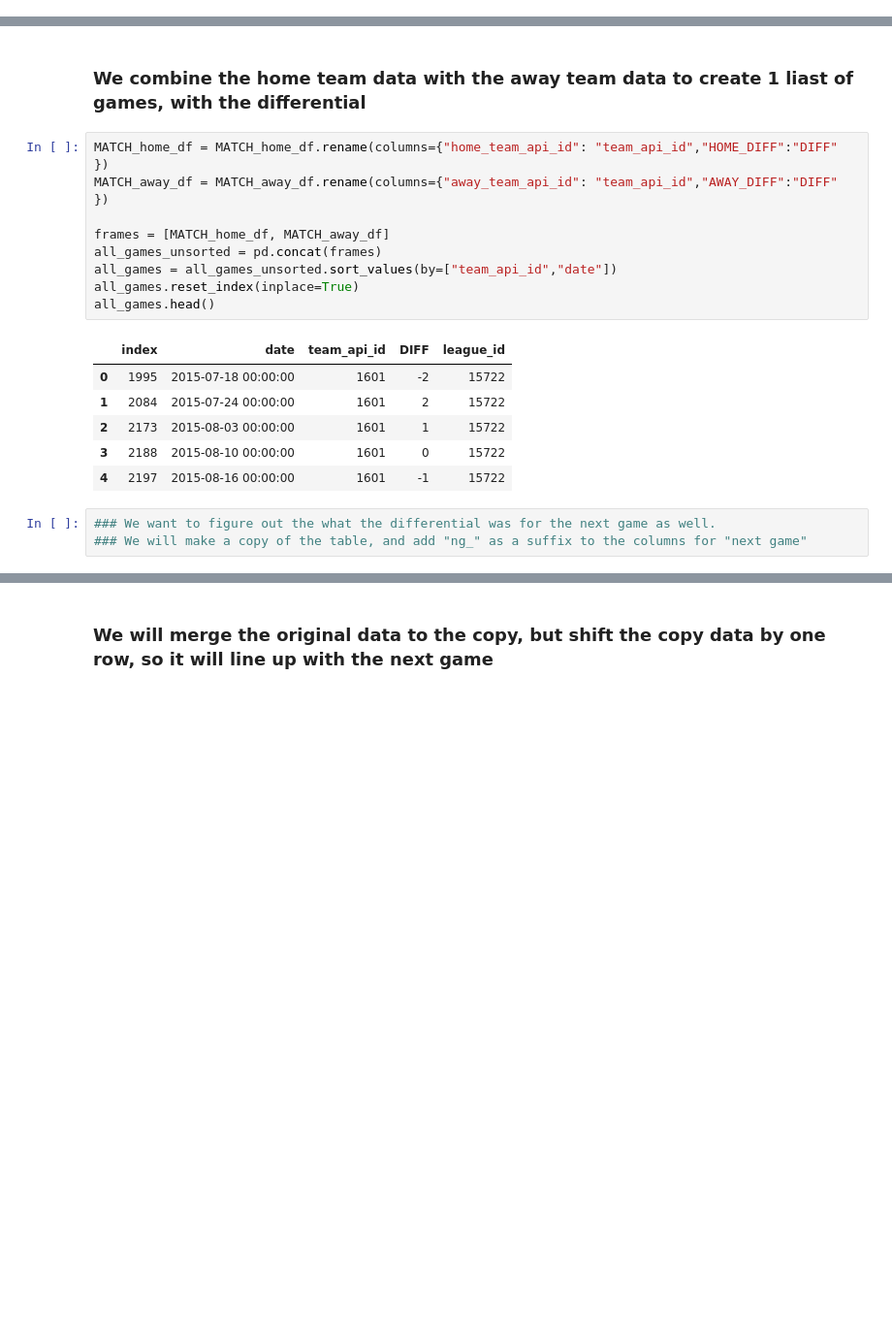
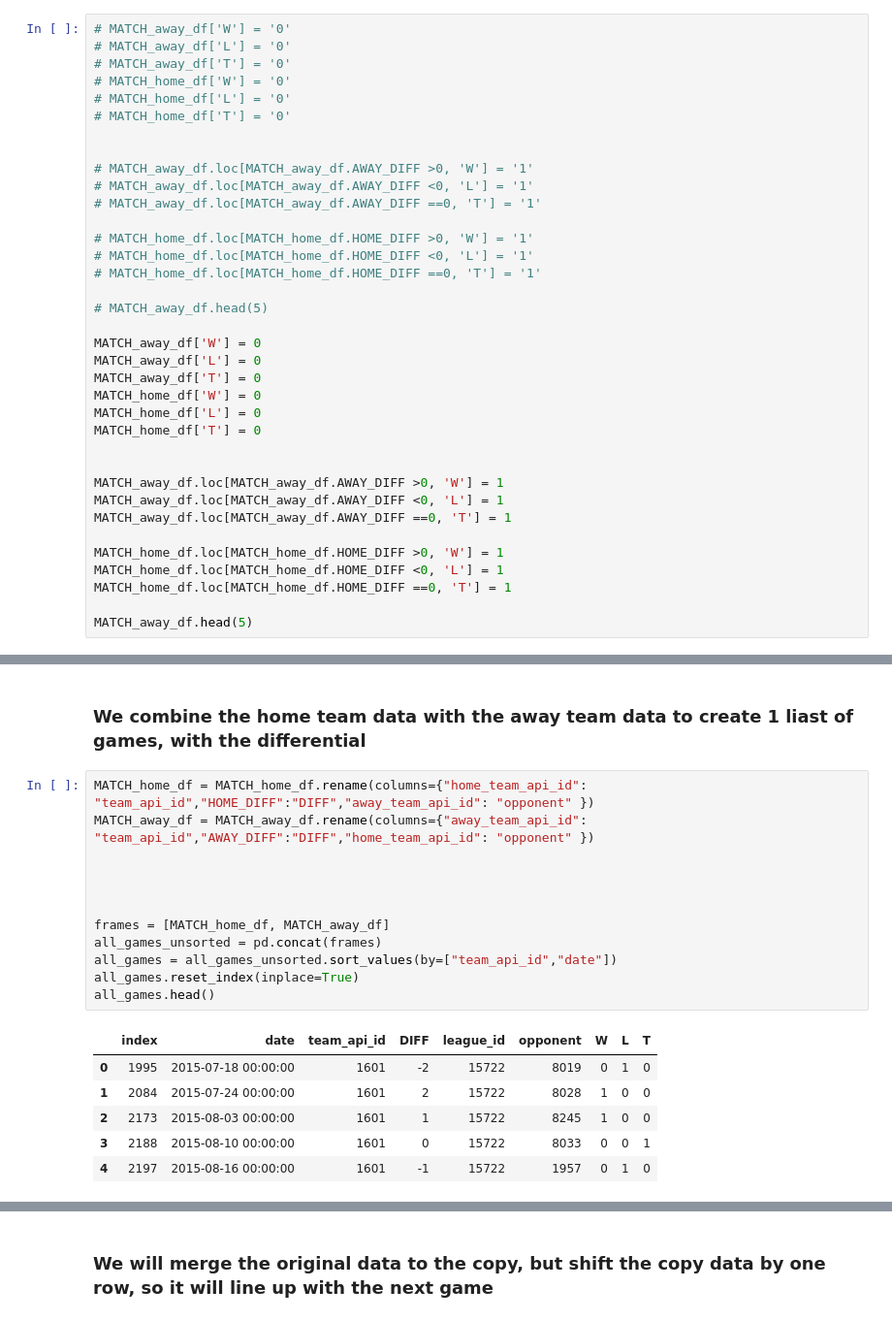
Before and after one commit to ShaleshK/project-one, a Jupyter notebook: fifa.ipynb, the cells around one changed output, grey strips where cells are left out. Shown at 97% size. Drawn from its saved outputs; the diff is of its cells as text; blank space fills up the shorter version.

```diff
--- a/fifa.ipynb
+++ b/fifa.ipynb
@@ -27,0 +49,36 @@ MATCH_away_df=MATCH_df.loc[:,["date","away_team_api_id", "AWAY_DIFF","league_id"
+# %%
+# MATCH_away_df['W'] = '0'
+# MATCH_away_df['L'] = '0'
+# MATCH_away_df['T'] = '0'
+# MATCH_home_df['W'] = '0'
+# MATCH_home_df['L'] = '0'
+# MATCH_home_df['T'] = '0'
+
+
+# MATCH_away_df.loc[MATCH_away_df.AWAY_DIFF >0, 'W'] = '1'
+# MATCH_away_df.loc[MATCH_away_df.AWAY_DIFF <0, 'L'] = '1'
+# MATCH_away_df.loc[MATCH_away_df.AWAY_DIFF ==0, 'T'] = '1'
+
+# MATCH_home_df.loc[MATCH_home_df.HOME_DIFF >0, 'W'] = '1'
+# MATCH_home_df.loc[MATCH_home_df.HOME_DIFF <0, 'L'] = '1'
+# MATCH_home_df.loc[MATCH_home_df.HOME_DIFF ==0, 'T'] = '1'
+
+# MATCH_away_df.head(5)
+
+MATCH_away_df['W'] = 0
+MATCH_away_df['L'] = 0
+MATCH_away_df['T'] = 0
+MATCH_home_df['W'] = 0
+MATCH_home_df['L'] = 0
+MATCH_home_df['T'] = 0
+
+
+MATCH_away_df.loc[MATCH_away_df.AWAY_DIFF >0, 'W'] = 1
+MATCH_away_df.loc[MATCH_away_df.AWAY_DIFF <0, 'L'] = 1
+MATCH_away_df.loc[MATCH_away_df.AWAY_DIFF ==0, 'T'] = 1
+
+MATCH_home_df.loc[MATCH_home_df.HOME_DIFF >0, 'W'] = 1
+MATCH_home_df.loc[MATCH_home_df.HOME_DIFF <0, 'L'] = 1
+MATCH_home_df.loc[MATCH_home_df.HOME_DIFF ==0, 'T'] = 1
+
+MATCH_away_df.head(5)
@@ -28,21 +92,21 @@ MATCH_away_df=MATCH_df.loc[:,["date","away_team_api_id", "AWAY_DIFF","league_id"
 # %% [markdown]
 ### We combine the home team data with the away team data to create 1 liast of games, with the differential
 # %%
-MATCH_home_df = MATCH_home_df.rename(columns={"home_team_api_id": "team_api_id","HOME_DIFF":"DIFF" })
-MATCH_away_df = MATCH_away_df.rename(columns={"away_team_api_id": "team_api_id","AWAY_DIFF":"DIFF" })
+MATCH_home_df = MATCH_home_df.rename(columns={"home_team_api_id": "team_api_id","HOME_DIFF":"DIFF","away_team_api_id": "opponent" })
+MATCH_away_df = MATCH_away_df.rename(columns={"away_team_api_id": "team_api_id","AWAY_DIFF":"DIFF","home_team_api_id": "opponent" })
+
+
+
 
 frames = [MATCH_home_df, MATCH_away_df]
 all_games_unsorted = pd.concat(frames)
 all_games = all_games_unsorted.sort_values(by=["team_api_id","date"])
 all_games.reset_index(inplace=True)
 all_games.head()
 # %% [output]
-|  | index | date | team_api_id | DIFF | league_id |
-| 0 | 1995 | 2015-07-18 00:00:00 | 1601 | -2 | 15722 |
-| 1 | 2084 | 2015-07-24 00:00:00 | 1601 | 2 | 15722 |
-| 2 | 2173 | 2015-08-03 00:00:00 | 1601 | 1 | 15722 |
-| 3 | 2188 | 2015-08-10 00:00:00 | 1601 | 0 | 15722 |
-| 4 | 2197 | 2015-08-16 00:00:00 | 1601 | -1 | 15722 |
+|  | index | date | team_api_id | DIFF | league_id | opponent | W | L | T |
+| 0 | 1995 | 2015-07-18 00:00:00 | 1601 | -2 | 15722 | 8019 | 0 | 1 | 0 |
+| 1 | 2084 | 2015-07-24 00:00:00 | 1601 | 2 | 15722 | 8028 | 1 | 0 | 0 |
+| 2 | 2173 | 2015-08-03 00:00:00 | 1601 | 1 | 15722 | 8245 | 1 | 0 | 0 |
+| 3 | 2188 | 2015-08-10 00:00:00 | 1601 | 0 | 15722 | 8033 | 0 | 0 | 1 |
+| 4 | 2197 | 2015-08-16 00:00:00 | 1601 | -1 | 15722 | 1957 | 0 | 1 | 0 |
-# %%
-### We want to figure out the what the differential was for the next game as well.
-### We will make a copy of the table, and add "ng_" as a suffix to the columns for "next game"
```
Also changed, not shown: parts of 26 cells of this notebook.
